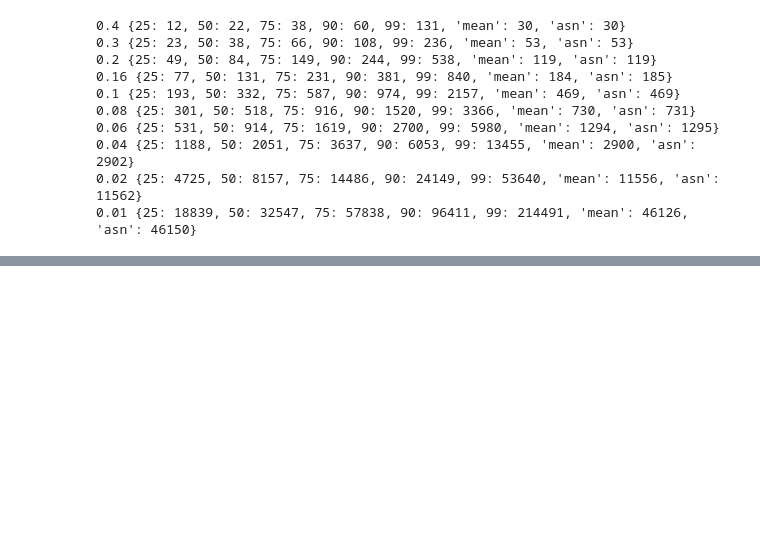
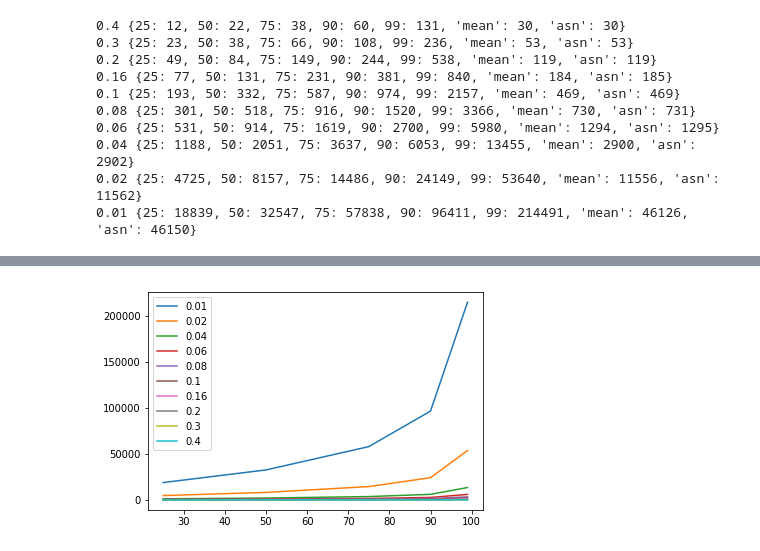
Before and after one commit to gwexploratoryaudits/brla_explore, a Jupyter notebook: notebook/optimalaudit.ipynb, the cells around one changed output, grey strips where cells are left out. Drawn from its saved outputs; the diff is of its cells as text; code cells hidden in the pictures; blank space fills up the shorter version.

Commit message:
snapshot with more parameters, plots

```diff
--- a/notebook/optimalaudit.ipynb
+++ b/notebook/optimalaudit.ipynb
@@ -94,0 +282,2 @@ Normalized: 2.298, ballots: 106074 for round schedule [90, 99]
+# %%
+df = pd.DataFrame(quantiles)
@@ -94,0 +295,4 @@ Normalized: 2.298, ballots: 106074 for round schedule [90, 99]
+# %%
+df.ix[:5].plot();
+# %% [output]
+[figure, added]
```
Also changed, not shown: parts of 30 cells of this notebook.
